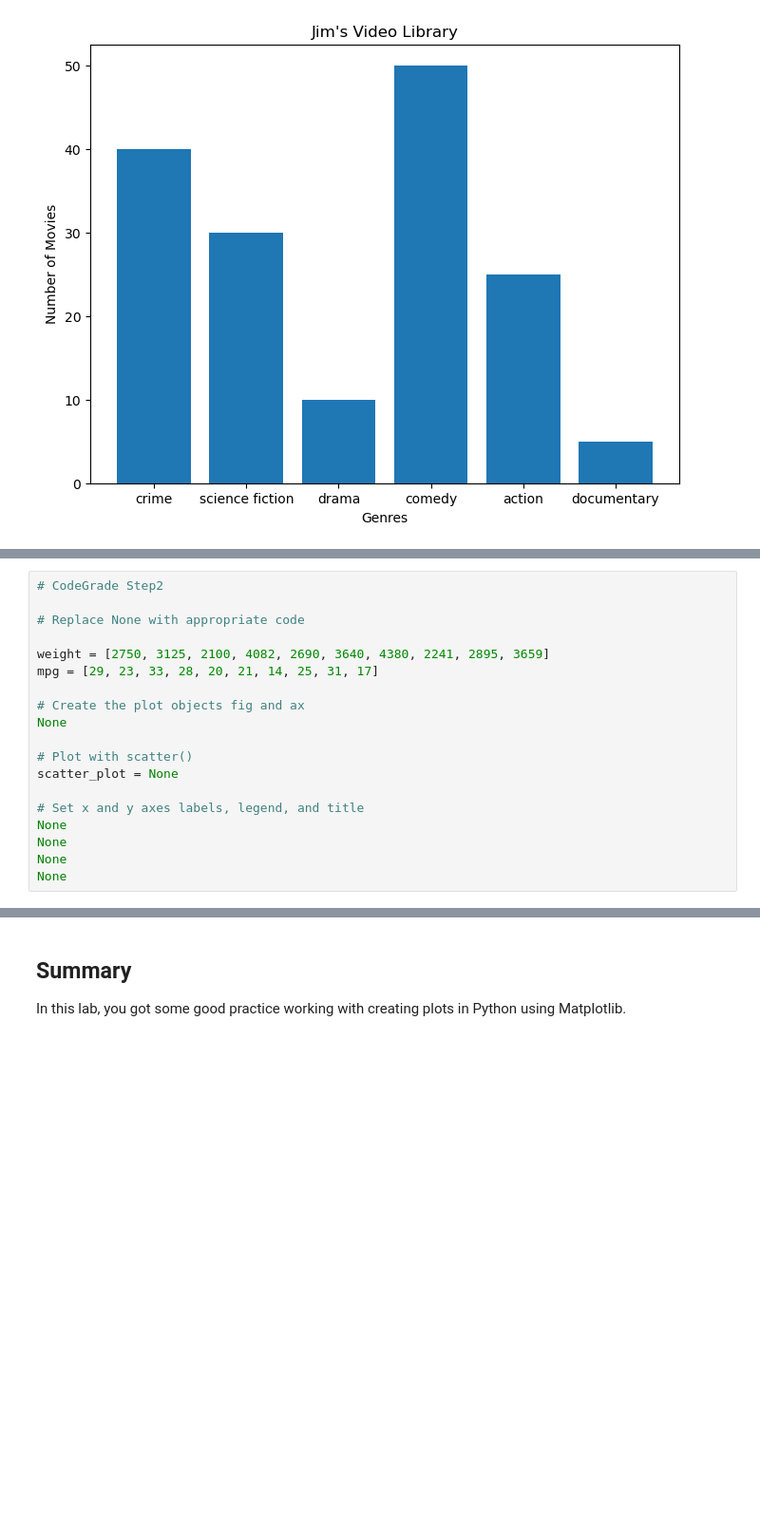
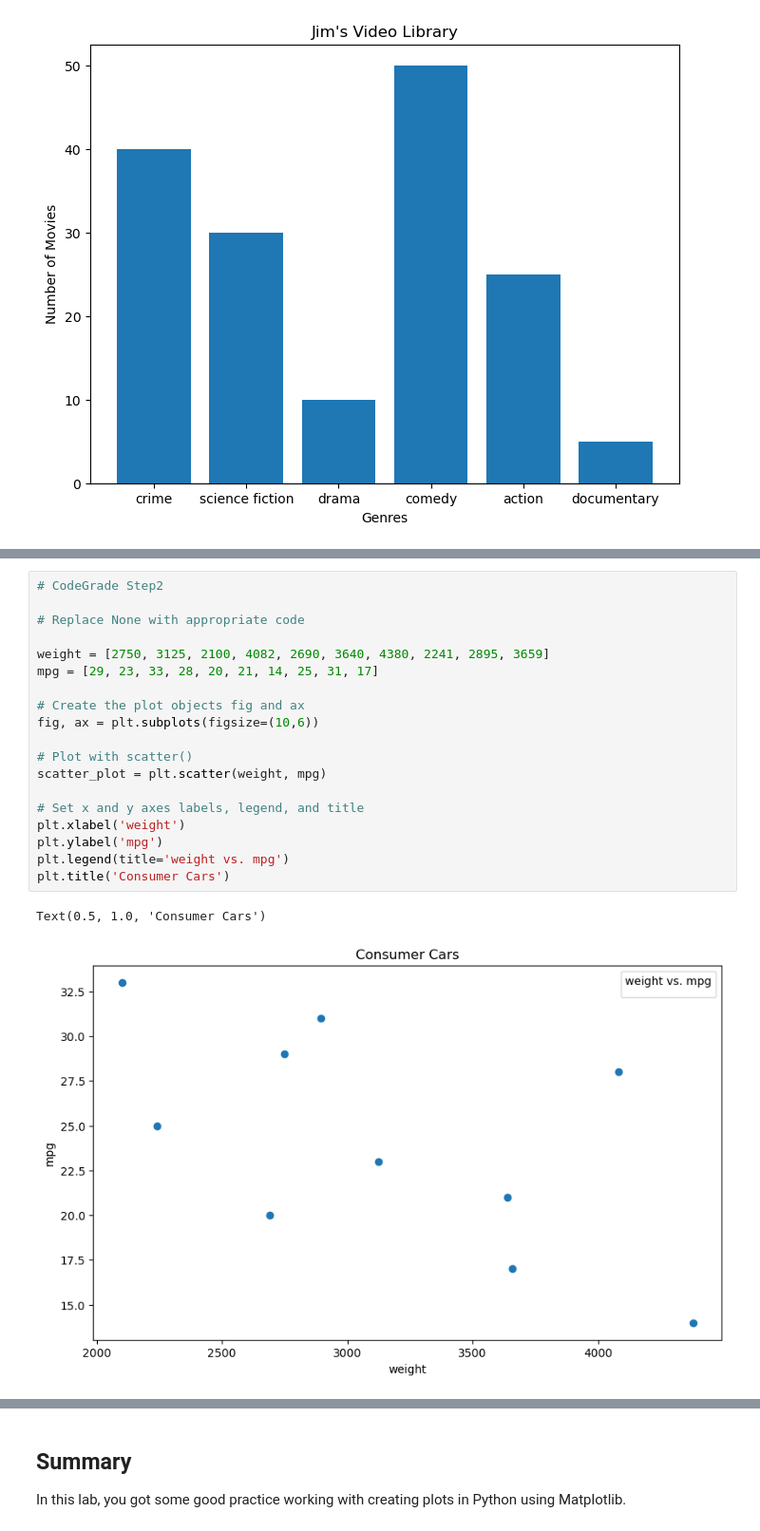
Before and after one commit to j-alba-data/DS_Course1_Week1_Module4_VizLab, a Jupyter notebook: index.ipynb, the cells around one changed output, grey strips where cells are left out. Shown: that part at 95% size. Drawn from its saved outputs; the diff is of its cells as text; blank space fills up the shorter version.

```diff
--- a/index.ipynb
+++ b/index.ipynb
@@ -89,22 +89,25 @@ The graph you create should look like this:
 # %%
 # CodeGrade Step2
 
 # Replace None with appropriate code
 
 weight = [2750, 3125, 2100, 4082, 2690, 3640, 4380, 2241, 2895, 3659]
 mpg = [29, 23, 33, 28, 20, 21, 14, 25, 31, 17]
 
 # Create the plot objects fig and ax
-None
+fig, ax = plt.subplots(figsize=(10,6))
 
 # Plot with scatter()
-scatter_plot = None
+scatter_plot = plt.scatter(weight, mpg)
 
 # Set x and y axes labels, legend, and title
-None
-None
-None
-None
+plt.xlabel('weight')
+plt.ylabel('mpg')
+plt.legend(title='weight vs. mpg')
+plt.title('Consumer Cars')
+# %% [output]
+Text(0.5, 1.0, 'Consumer Cars')
+[figure, added]
 # %% [markdown]
 ## Exercise 3
 
```
Also changed, not shown: parts of 2 cells of this notebook.
